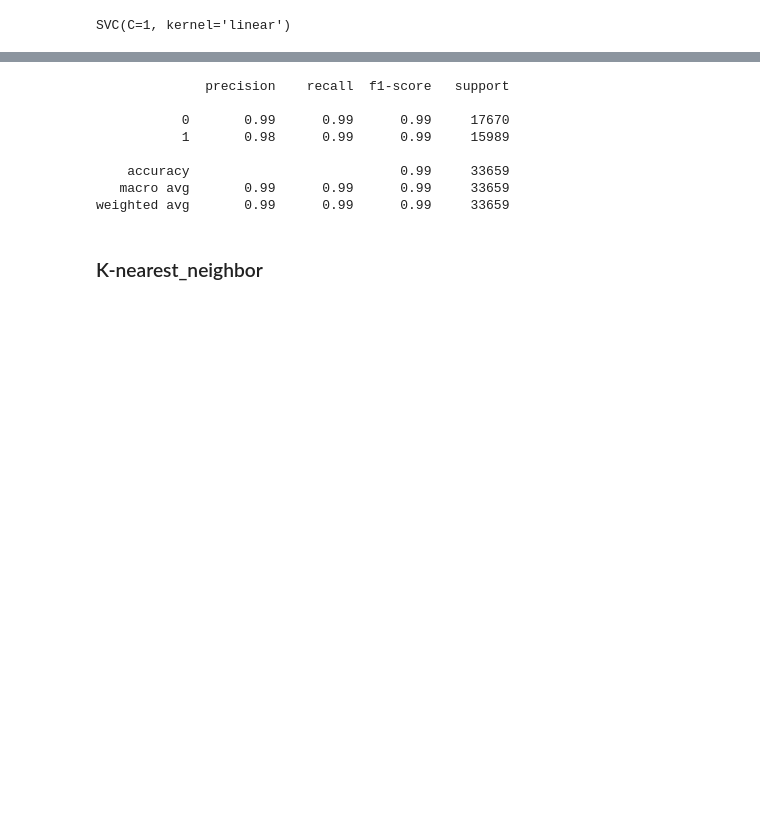
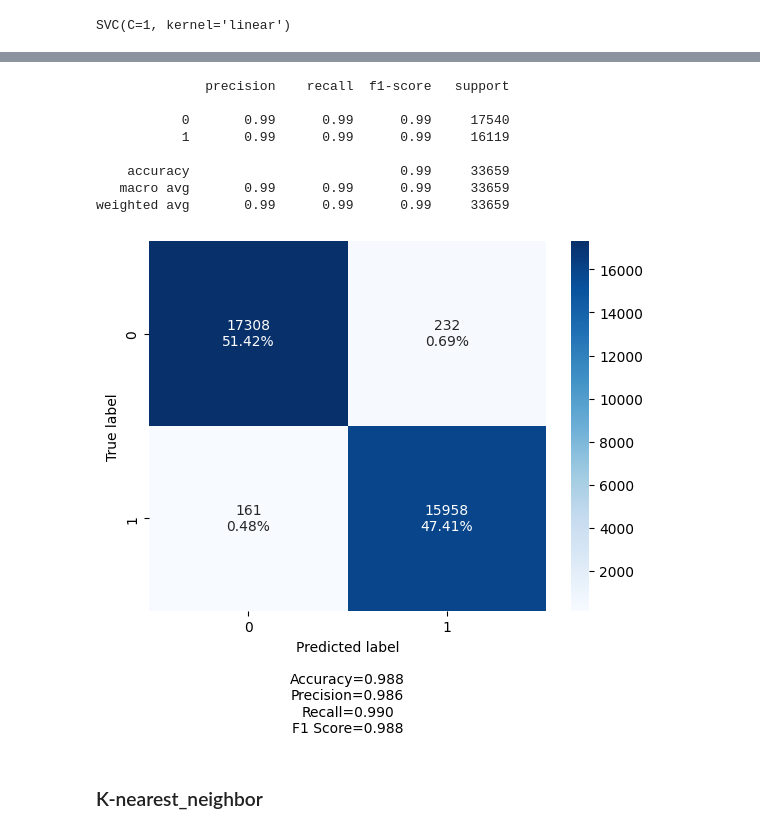
Before and after one commit to TItanGuy99/FakeNewsDetector, a Jupyter notebook: aprendizado_supervisionado_75_best_values.ipynb, the cells around one changed output, grey strips where cells are left out. Saved outputs shown, nothing was run; the diff lists cells and outputs as text; code cells hidden in the pictures; blank space fills up the shorter version.

```diff
--- a/aprendizado_supervisionado_75_best_values.ipynb
+++ b/aprendizado_supervisionado_75_best_values.ipynb
@@ -402,14 +411,17 @@ print(support_vector_machine_result)
 # %%
 print(classification_report(y_test, pred_svm))
+cm = confusion_matrix(y_test, pred_svm)
+make_confusion_matrix(cf= cm)
 # %% [output]
               precision    recall  f1-score   support
 
-           0       0.99      0.99      0.99     17670
-           1       0.98      0.99      0.99     15989
+           0       0.99      0.99      0.99     17540
+           1       0.99      0.99      0.99     16119
 
     accuracy                           0.99     33659
    macro avg       0.99      0.99      0.99     33659
 weighted avg       0.99      0.99      0.99     33659
+[figure, added]
 # %% [markdown]
 ### K-nearest_neighbor
 # %%
```
Also changed, not shown: parts of 13 cells of this notebook.
